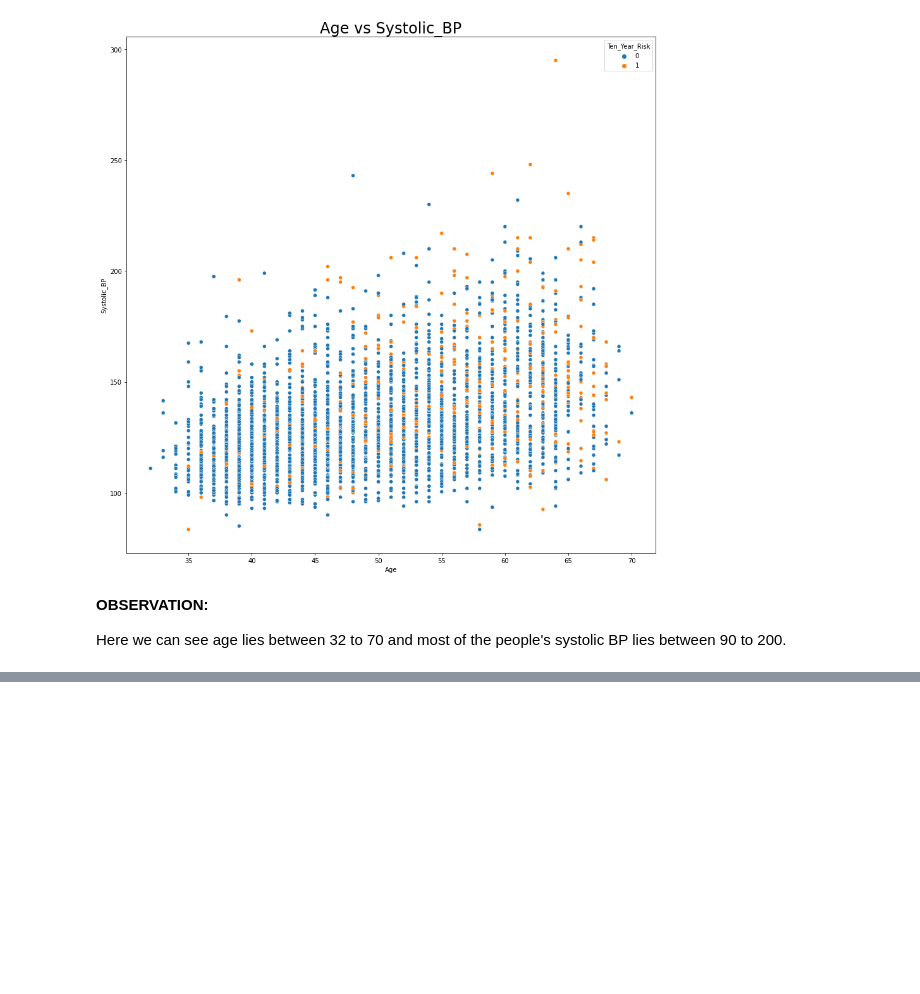
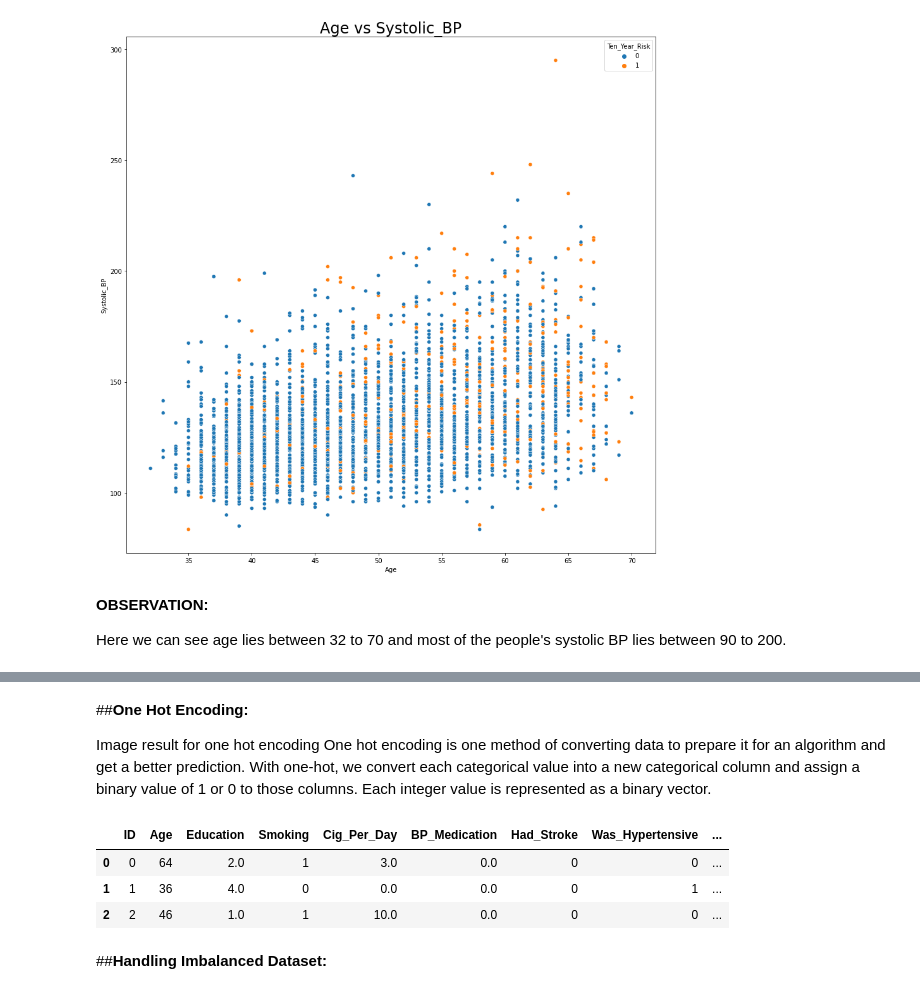
Before and after one commit to humant01/Cardiovascular-Risk-Prediction, a Jupyter notebook: Cardiovascular_Risk_Prediction.ipynb, the cells around one changed output, grey strips where cells are left out. Drawn from its saved outputs; the diff is of its cells as text; code cells hidden in the pictures; blank space fills up the shorter version.

```diff
--- a/Cardiovascular_Risk_Prediction.ipynb
+++ b/Cardiovascular_Risk_Prediction.ipynb
@@ -1109,0 +1144,17 @@ Here we can see age lies between 32 to 70 and most of the people's systolic BP l
+# %% [markdown]
+##**One Hot Encoding:**
+
+
+Image result for one hot encoding
+One hot encoding is one method of converting data to prepare it for an algorithm and get a better prediction. With one-hot, we convert each categorical value into a new categorical column and assign a binary value of 1 or 0 to those columns. Each integer value is represented as a binary vector.
+# %%
+# One hot encoding
+cardio_df2 = pd.get_dummies(cardio_df2, columns=[ 'Gender'], prefix=["indi"])
+cardio_df2.head(3)
+# %% [output]
+|  | ID | Age | Education | Smoking | Cig_Per_Day | BP_Medication | Had_Stroke | Was_Hypertensive | ... |
+| 0 | 0 | 64 | 2.0 | 1 | 3.0 | 0.0 | 0 | 0 | ... |
+| 1 | 1 | 36 | 4.0 | 0 | 0.0 | 0.0 | 0 | 1 | ... |
+| 2 | 2 | 46 | 1.0 | 1 | 10.0 | 0.0 | 0 | 0 | ... |
+# %% [markdown]
+##**Handling Imbalanced Dataset:**
```
Also changed, not shown: parts of 22 cells of this notebook.
